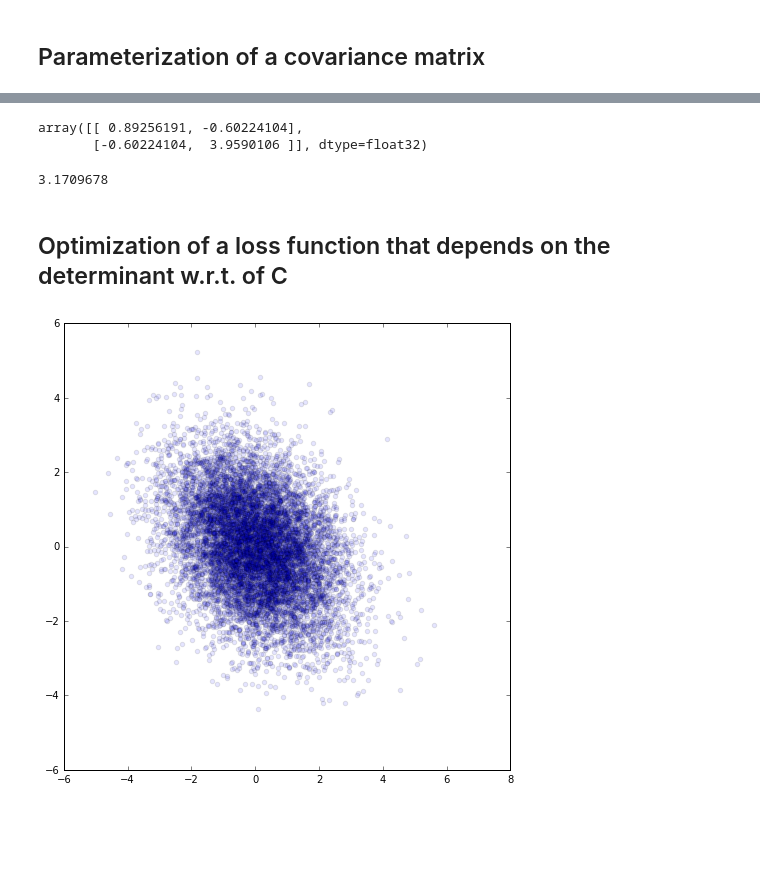
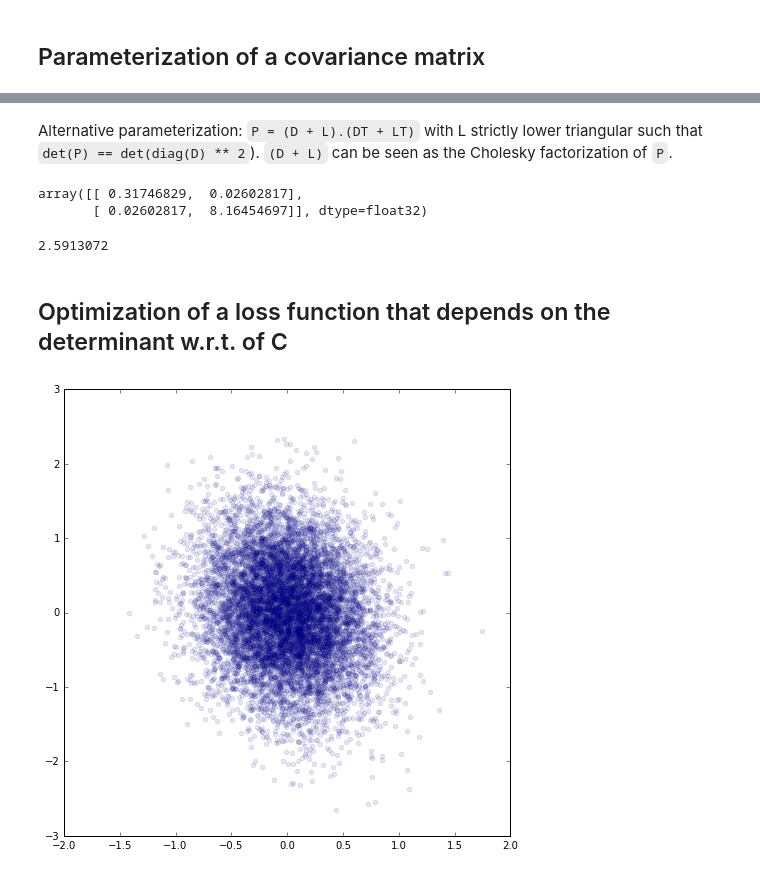
Before and after one commit to ogrisel/notebooks, a Jupyter notebook: gmm/GMM with SGD.ipynb, the cells around one changed output, grey strips where cells are left out. Cells and saved outputs as stored; diff of their text form; code cells hidden in the pictures; blank space fills up the shorter version.

Commit message:
New precision matrix parametrization + fit multivariate Gaussian with Adam

```diff
--- a/gmm/GMM with SGD.ipynb
+++ b/gmm/GMM with SGD.ipynb
@@ -7,10 +7,9 @@ import tensorflow as tf
 import numpy as np
 import matplotlib.pyplot as plt
 try:
-    sess.close()
+    sess
 except NameError:
-    pass
-sess = tf.InteractiveSession()
+    sess = tf.InteractiveSession()
 # %% [markdown]
 ## Parameterization of a covariance matrix
 # %% [markdown]
@@ -42,20 +42,43 @@ sess.run(tf.initialize_all_variables())
+# %% [markdown]
+Alternative parameterization: `P = (D + L).(DT + LT)` with L strictly lower triangular such that `det(P) == det(diag(D) ** 2`).  `(D + L)` can be seen as the Cholesky factorization of `P`.
+# %%
+with tf.variable_scope('precision'):
+    mu = tf.Variable(tf.zeros(shape=(n_features,), dtype=tf.float32),
+                     name='mu')
+    d = tf.Variable(tf.truncated_normal(shape=(n_features,),
+                                        stddev=1 / sqrt(n_features),
+                                        dtype=tf.float32,
+                                        seed=init_seed),
+                    name='d')
+    H = tf.Variable(tf.truncated_normal(shape=(n_features, n_features),
+                                        stddev=1 / sqrt(n_features),
+                                        dtype=tf.float32,
+                                        seed=init_seed),
+                    name='W')
+    M = tf.constant(np.tril(np.ones(shape=(n_features, n_features), dtype=np.float32), k=-1),
+                    name='triangular_mask')
+    L = tf.add(tf.diag(tf.exp(d)), tf.mul(M, H), name='L')
+    P = tf.matmul(L, tf.transpose(L), name='P')
+
+sess.run(tf.initialize_all_variables())
 # %%
-C.eval()
+P.eval()
 # %% [output]
-array([[ 0.89256191, -0.60224104],
-       [-0.60224104,  3.9590106 ]], dtype=float32)
+array([[ 0.31746829,  0.02602817],
+       [ 0.02602817,  8.16454697]], dtype=float32)
 # %%
-tf.matrix_determinant(C).eval()
+tf.matrix_determinant(P).eval()
 # %% [output]
-3.1709678
+2.5913072
 # %% [markdown]
 ## Optimization of a loss function that depends on the determinant w.r.t. of C
 # %%
 sess.run(tf.initialize_all_variables())
 rng = np.random.RandomState(42)
-samples = rng.multivariate_normal(np.zeros(n_features), C.eval(), size=10000)
+C = np.linalg.inv(P.eval())
+samples = rng.multivariate_normal(np.zeros(n_features), C, size=10000)
 plt.figure(figsize=(8, 8))
 plt.scatter(samples[:, 0], samples[:, 1], alpha=0.1);
 # %% [output]
-[figure, old version]
+[figure, new version]
 # %%
```
Also changed, not shown: parts of 35 cells of this notebook.
